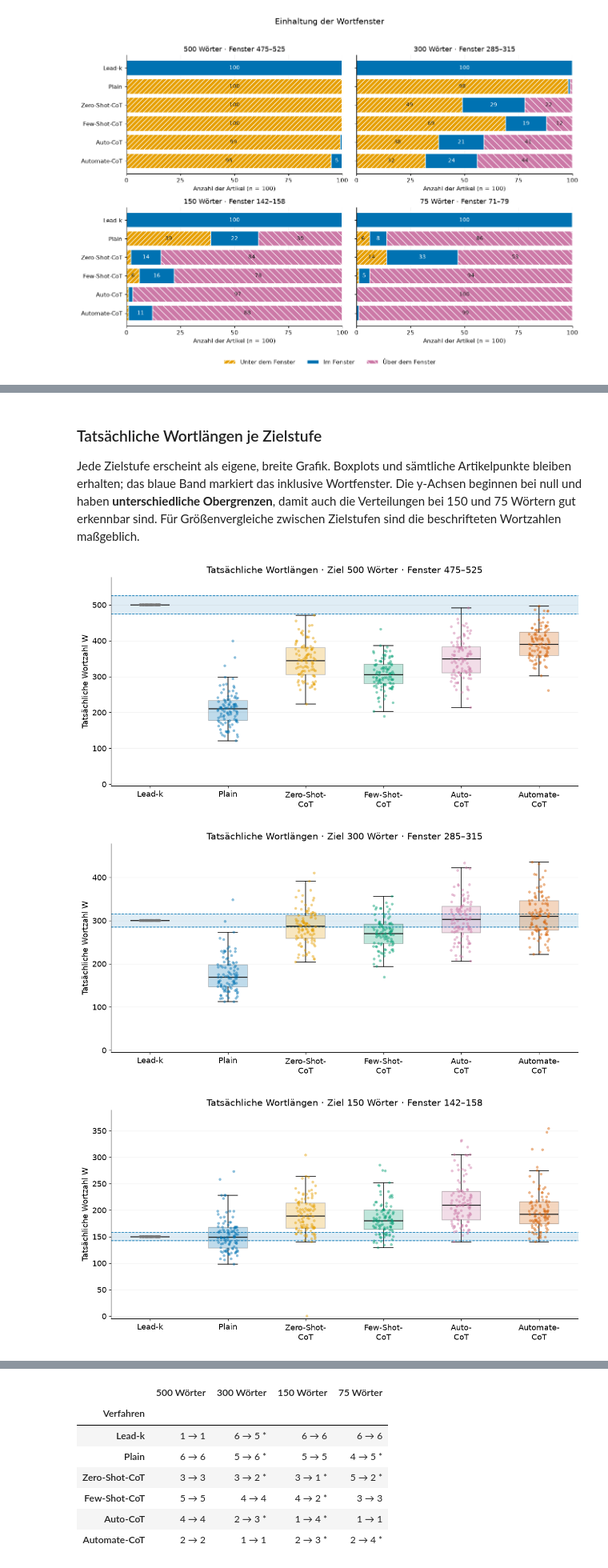
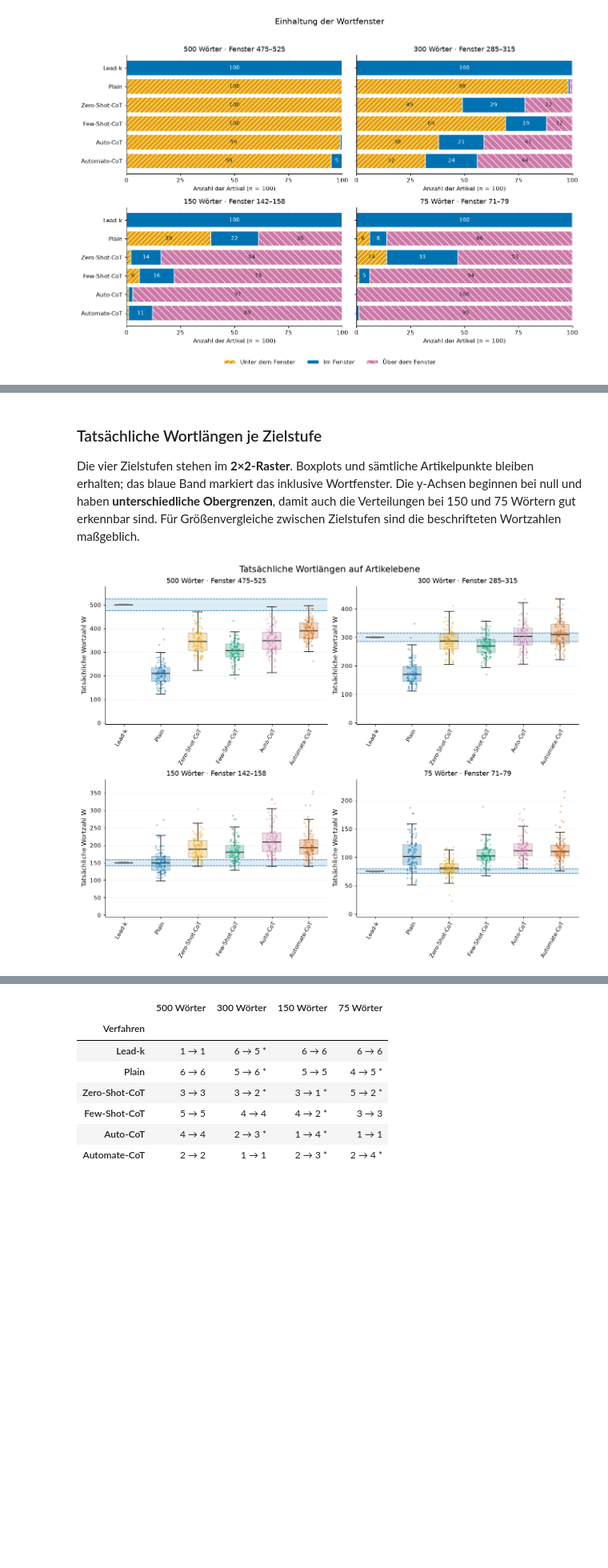
Before and after one commit to EdgarXB/Masterarbeit_Faktenretention_unter_rekursiver_Kompressionskette, a Jupyter notebook: notebooks/03_textlaenge.ipynb, the cells around one changed output, grey strips where cells are left out. Shown at 80% size. Saved outputs shown, nothing was run; the diff lists cells and outputs as text; code cells hidden in the pictures; blank space fills up the shorter version.

Commit message:
Erhalte beide Notebookgrafiken als lesbares 2x2-Raster

```diff
--- a/notebooks/03_textlaenge.ipynb
+++ b/notebooks/03_textlaenge.ipynb
@@ -197,53 +197,46 @@ display(presentation[['Verfahren', 'stage_target_words', 'Unter / im / über', '
 # %% [markdown]
 ### Tatsächliche Wortlängen je Zielstufe
 
-Jede Zielstufe erscheint als eigene, breite Grafik. Boxplots und sämtliche
-Artikelpunkte bleiben erhalten; das blaue Band markiert das inklusive Wortfenster.
+Die vier Zielstufen stehen im **2×2-Raster**. Boxplots und sämtliche Artikelpunkte
+bleiben erhalten; das blaue Band markiert das inklusive Wortfenster.
 Die y-Achsen beginnen bei null und haben **unterschiedliche Obergrenzen**, damit
 auch die Verteilungen bei 150 und 75 Wörtern gut erkennbar sind. Für Größenvergleiche
 zwischen Zielstufen sind die beschrifteten Wortzahlen maßgeblich.
 # %%
 jitter = np.random.default_rng(SEED).uniform(-0.13, 0.13, size=len(IDS))
-METHOD_TICK_LABELS = [LABELS[m].replace('-CoT', '-\nCoT') for m in METHODS]
+METHOD_TICK_LABELS = [LABELS[m] for m in METHODS]
 
 def draw_word_lengths(ax, stage):
     U, O = WINDOWS[stage]
     ax.axhspan(U, O, color='#0072B2', alpha=0.12, zorder=0)
     ax.axhline(U, color='#0072B2', ls='--', lw=1)
     ax.axhline(O, color='#0072B2', ls='--', lw=1)
     arrays = [article[(article.method == m) & (article.stage_target_words == stage)]
               .sort_values('article_id').W.to_numpy() for m in METHODS]
     boxes = ax.boxplot(arrays, positions=np.arange(len(METHODS)), patch_artist=True,
                        widths=0.5, showfliers=False,
                        medianprops={'color': '#222222', 'linewidth': 1.5})
     for j, (method, values) in enumerate(zip(METHODS, arrays)):
         boxes['boxes'][j].set_facecolor(COLORS[method])
         boxes['boxes'][j].set_alpha(0.25)
-        ax.scatter(j + jitter, values, s=17, color=COLORS[method], alpha=0.45,
+        ax.scatter(j + jitter, values, s=10, color=COLORS[method], alpha=0.4,
                    edgecolors='none', zorder=3)
     upper = max(O, max(float(values.max()) for values in arrays)) * 1.1
-    ax.set(title=f'Tatsächliche Wortlängen · Ziel {stage} Wörter · Fenster {U}–{O}',
+    ax.set(title=f'{stage} Wörter · Fenster {U}–{O}',
            ylabel='Tatsächliche Wortzahl W', xticks=np.arange(len(METHODS)),
            xticklabels=METHOD_TICK_LABELS, ylim=(-5, upper))
-    ax.title.set_fontsize(14)
-    ax.yaxis.label.set_fontsize(12)
-    ax.tick_params(axis='both', labelsize=12)
+    ax.title.set_fontsize(12)
+    ax.yaxis.label.set_fontsize(11)
+    ax.tick_params(axis='both', labelsize=10)
+    ax.tick_params(axis='x', labelrotation=60)
+    plt.setp(ax.get_xticklabels(), ha='right', rotation_mode='anchor')
     ax.grid(axis='y', alpha=0.15)
 
-# Einzelne Ausgaben nutzen die volle Notebookbreite, ohne lange Namen zu drehen.
-for stage in STAGES:
-    fig, ax = plt.subplots(figsize=(10.5, 5.2), layout='constrained')
+# Eine gemeinsame Abbildung im 2×2-Raster für Notebook und Seitenexport.
+fig, axes = plt.subplots(2, 2, figsize=(12, 9.5), layout='constrained')
+for ax, stage in zip(axes.flat, STAGES):
     draw_word_lengths(ax, stage)
-    plt.show()
-    plt.close(fig)
-
-# Die bestehende Exportdatei enthält weiterhin alle vier Zielstufen.
-fig, axes = plt.subplots(4, 1, figsize=(10.5, 21), layout='constrained')
-for ax, stage in zip(axes, STAGES):
-    draw_word_lengths(ax, stage)
-fig.savefig(FIG / 'abb_12_wortlaengen.png', dpi=220, bbox_inches='tight')
-plt.close(fig)
+fig.suptitle('Tatsächliche Wortlängen auf Artikelebene', fontsize=15)
+savefig(fig, 'abb_12_wortlaengen')
 # %% [output]
-[figure, old version]
+[figure, new version]
-[figure, removed]
-[figure, removed]
```
Also changed, not shown: parts of 3 cells of this notebook, 3 other files.
